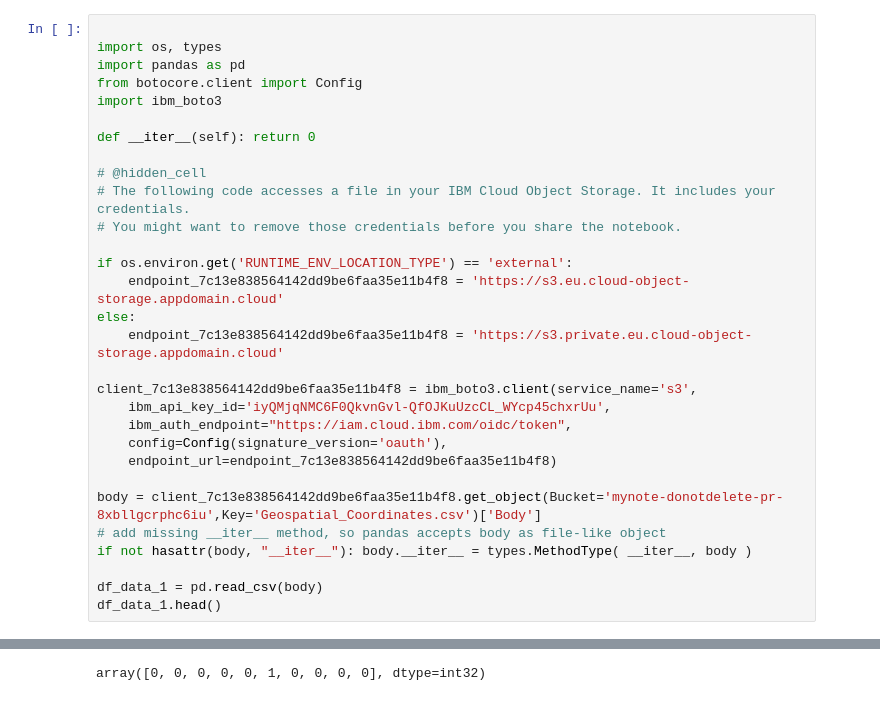
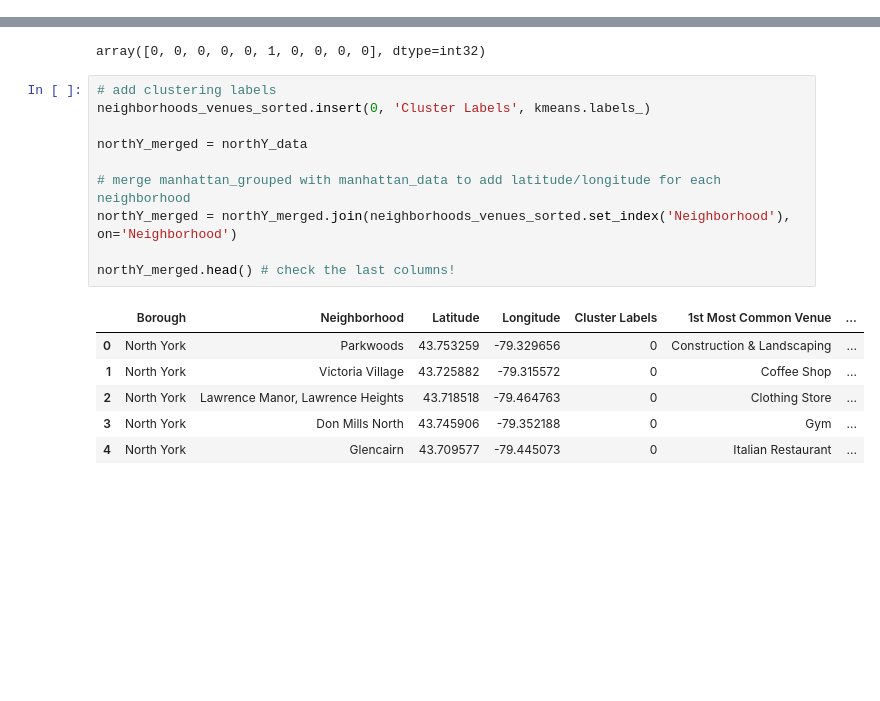
Before and after one commit to AhmedZIANE/Coursera_Capstone, a Jupyter notebook: Segmenting and Clustering Neighborhoods in Toronto.ipynb, the cells around one changed output, grey strips where cells are left out. Drawn from its saved outputs; the diff is of its cells as text; blank space fills up the shorter version.

```diff
--- a/Segmenting and Clustering Neighborhoods in Toronto.ipynb
+++ b/Segmenting and Clustering Neighborhoods in Toronto.ipynb
@@ -50,33 +50,3 @@ df
 <h3>Finding </h3>
 # %%
 #!pip install geocoder
-# %%
-
-import os, types
-import pandas as pd
-from botocore.client import Config
-import ibm_boto3
-
-def __iter__(self): return 0
-
-# @hidden_cell
-# The following code accesses a file in your IBM Cloud Object Storage. It includes your credentials.
-# You might want to remove those credentials before you share the notebook.
-
-if os.environ.get('RUNTIME_ENV_LOCATION_TYPE') == 'external':
-    endpoint_7c13e838564142dd9be6faa35e11b4f8 = 'https://s3.eu.cloud-object-storage.appdomain.cloud'
-else:
-    endpoint_7c13e838564142dd9be6faa35e11b4f8 = 'https://s3.private.eu.cloud-object-storage.appdomain.cloud'
-
-client_7c13e838564142dd9be6faa35e11b4f8 = ibm_boto3.client(service_name='s3',
-    ibm_api_key_id='iyQMjqNMC6F0QkvnGvl-QfOJKuUzcCL_WYcp45chxrUu',
-    ibm_auth_endpoint="https://iam.cloud.ibm.com/oidc/token",
-    config=Config(signature_version='oauth'),
-    endpoint_url=endpoint_7c13e838564142dd9be6faa35e11b4f8)
-
-body = client_7c13e838564142dd9be6faa35e11b4f8.get_object(Bucket='mynote-donotdelete-pr-8xbllgcrphc6iu',Key='Geospatial_Coordinates.csv')['Body']
-# add missing __iter__ method, so pandas accepts body as file-like object
-if not hasattr(body, "__iter__"): body.__iter__ = types.MethodType( __iter__, body )
-
-df_data_1 = pd.read_csv(body)
-df_data_1.head()
@@ -505,6 +477,23 @@ kmeans = KMeans(n_clusters=kclusters, random_state=0).fit(northY_grouped_cluster
 kmeans.labels_[0:10]
 # %% [output]
 array([0, 0, 0, 0, 0, 1, 0, 0, 0, 0], dtype=int32)
+# %%
+# add clustering labels
+neighborhoods_venues_sorted.insert(0, 'Cluster Labels', kmeans.labels_)
+
+northY_merged = northY_data
+
+# merge manhattan_grouped with manhattan_data to add latitude/longitude for each neighborhood
+northY_merged = northY_merged.join(neighborhoods_venues_sorted.set_index('Neighborhood'), on='Neighborhood')
+
+northY_merged.head() # check the last columns!
+# %% [output]
+|  | Borough | Neighborhood | Latitude | Longitude | Cluster Labels | 1st Most Common Venue | ... |
+| 0 | North York | Parkwoods | 43.753259 | -79.329656 | 0 | Construction & Landscaping | ... |
+| 1 | North York | Victoria Village | 43.725882 | -79.315572 | 0 | Coffee Shop | ... |
+| 2 | North York | Lawrence Manor, Lawrence Heights | 43.718518 | -79.464763 | 0 | Clothing Store | ... |
+| 3 | North York | Don Mills North | 43.745906 | -79.352188 | 0 | Gym | ... |
+| 4 | North York | Glencairn | 43.709577 | -79.445073 | 0 | Italian Restaurant | ... |
 # %%
 import matplotlib.cm as cm
 import matplotlib.colors as colors
```
Also changed, not shown: parts of 3 cells of this notebook.
